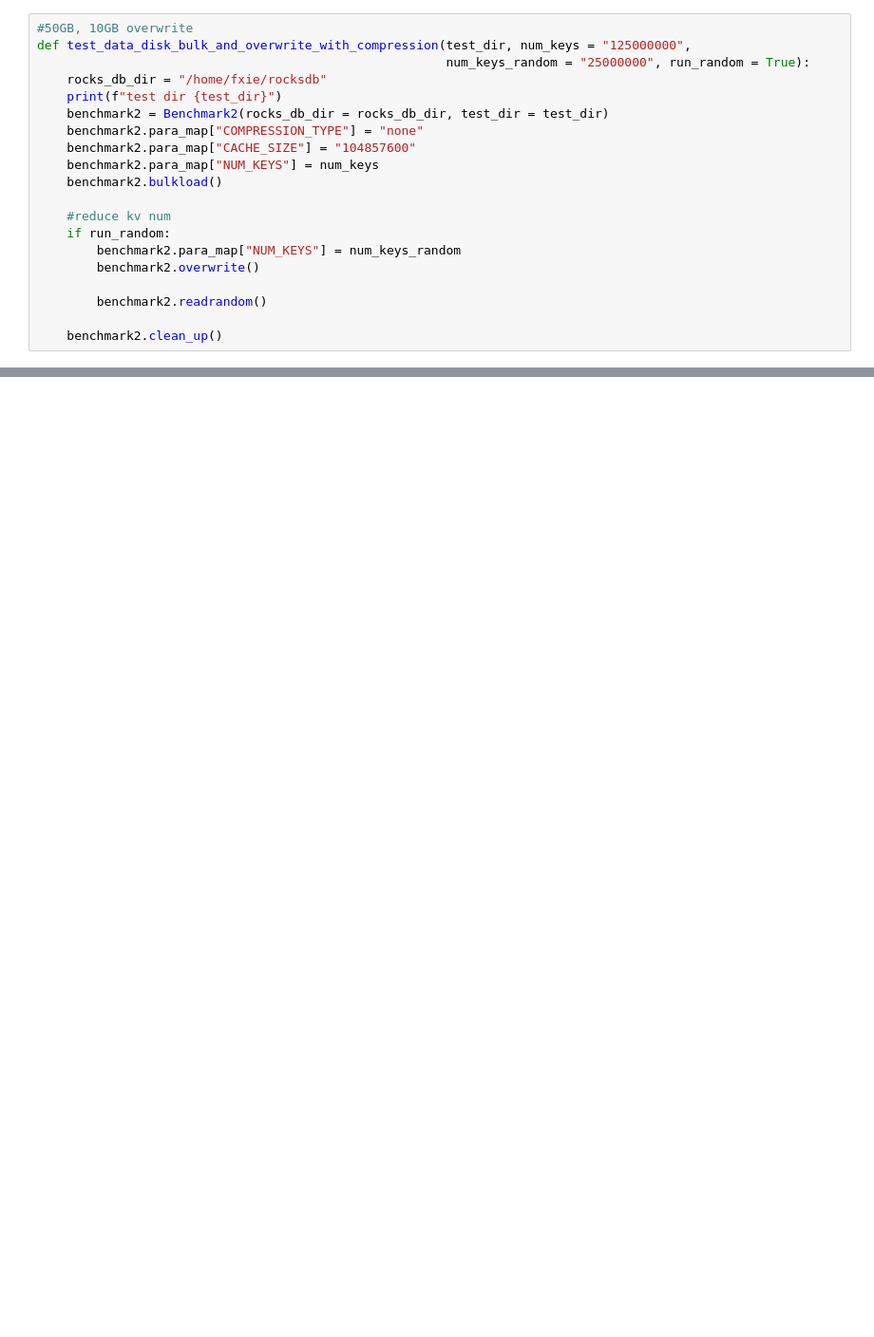
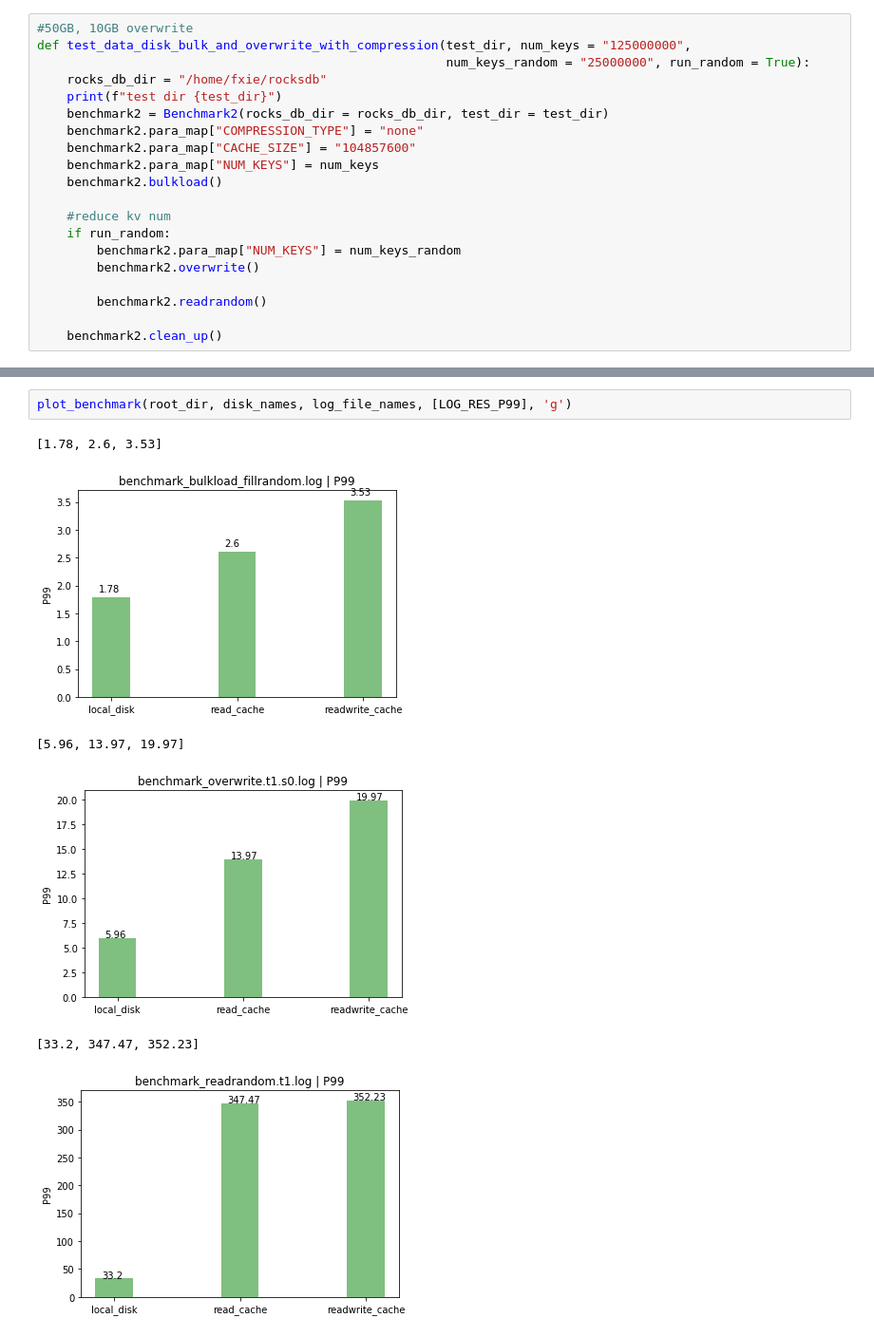
Before and after one commit to xiefan46/samza-azure-storage, a Jupyter notebook: milestone2/python/rocksdb_benchmark.ipynb, the cells around one changed output, grey strips where cells are left out. Shown at 95% size. Saved outputs shown, nothing was run; the diff lists cells and outputs as text; blank space fills up the shorter version.

```diff
--- a/milestone2/python/rocksdb_benchmark.ipynb
+++ b/milestone2/python/rocksdb_benchmark.ipynb
@@ -26,0 +68,9 @@ def test_data_disk_bulk_and_overwrite_with_compression(test_dir, num_keys = "125
+# %%
+plot_benchmark(root_dir, disk_names, log_file_names, [LOG_RES_P99], 'g')
+# %% [output]
+[1.78, 2.6, 3.53]
+[figure, added]
+[5.96, 13.97, 19.97]
+[figure, added]
+[33.2, 347.47, 352.23]
+[figure, added]
```
Also changed, not shown: parts of 14 cells of this notebook, 23 other files.
